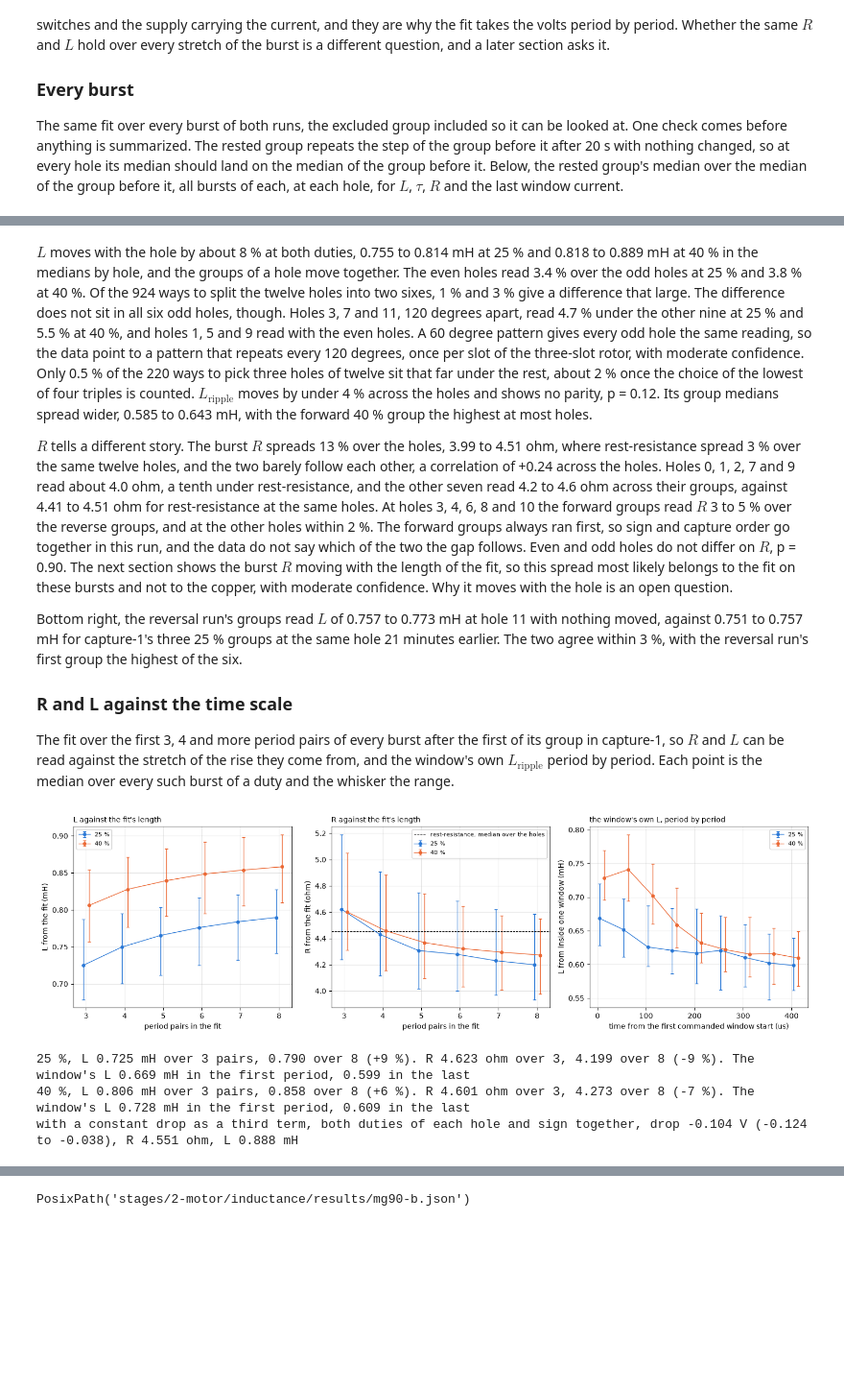
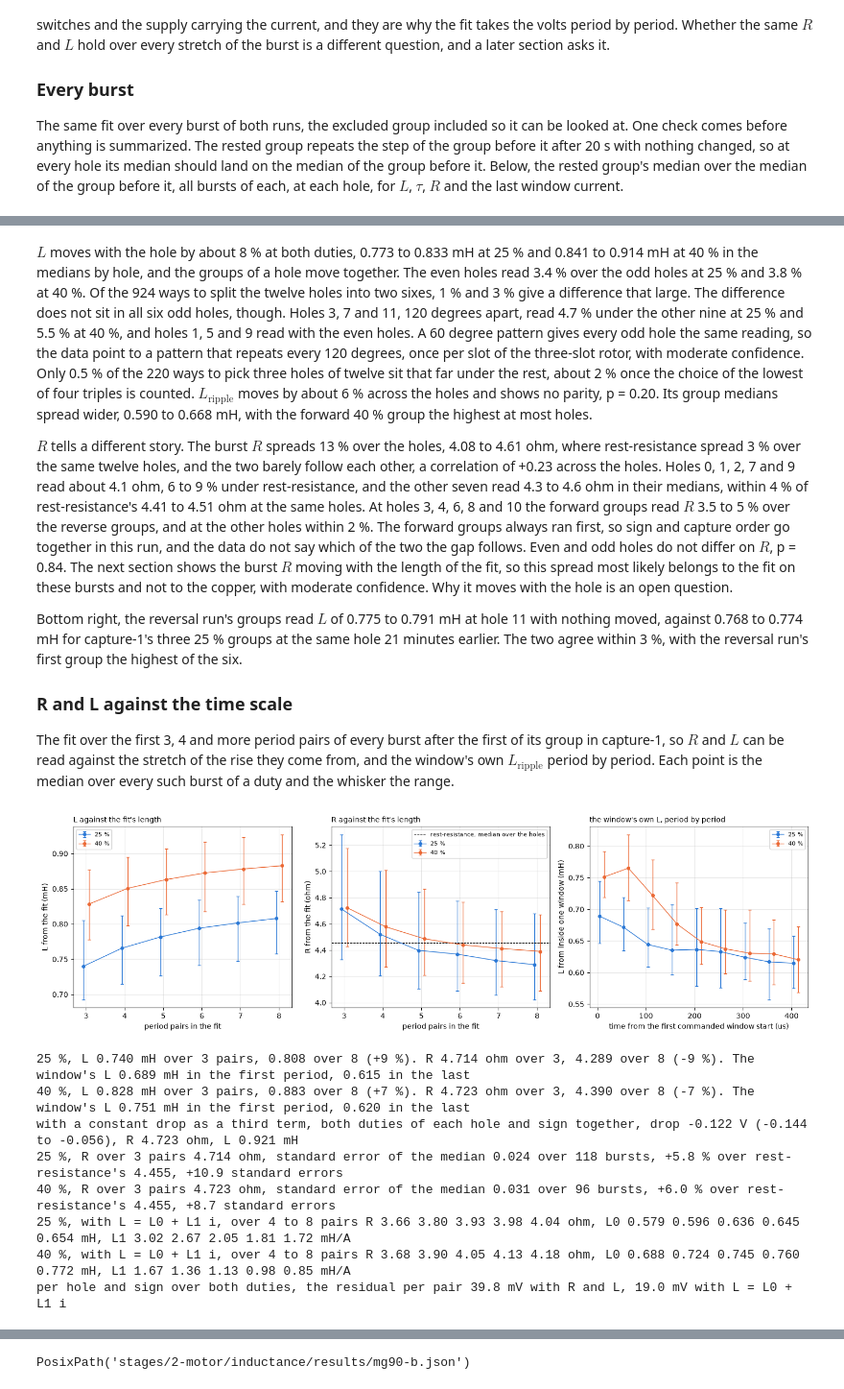
Before and after one commit to OpenServoCore/notebooks, a Jupyter notebook: stages/2-motor/inductance/inductance.ipynb, the cells around one changed output, grey strips where cells are left out. Shown at 96% size. Drawn from its saved outputs; the diff is of its cells as text; code cells hidden in the pictures; blank space fills up the shorter version.

```diff
--- a/stages/2-motor/inductance/inductance.ipynb
+++ b/stages/2-motor/inductance/inductance.ipynb
@@ -75,7 +75,6 @@ STEPS = (Path("../../../telemetry") / f"{MOTOR.key}__{BOARD.key}" / "inductance"
 FAST = (Path("../../../telemetry") / f"{MOTOR.key}__{BOARD.key}" / "inductance" / "fast-1").resolve()          # hole 11, fast decay, then two slow groups
 BRIDGE = (Path("../../../telemetry") / BOARD.key / "bridge-states" / "capture-1").resolve()   # stage 1's RL dummy, for its fast-decay fold
 RESISTOR = (Path("../../../telemetry") / BOARD.key / "sample-timing" / "capture-1").resolve()   # stage 1's bursts into the bare resistor load
-LAPS = (Path("../../../telemetry") / BOARD.key / "current-scale" / "capture-1" / "bare").resolve()   # stage 1's 100 % laps into the same load
 HOLES = sorted(int(p.name.split("-")[1]) for p in CAPTURE.glob("hole-*"))   # the bar's holes, a full turn in 30 degree steps
 EXCLUDED = ("capture-1", 9, "g5-rev-25-rested")                        # a pin screw of the bar was being unscrewed during this group
 # the change before each group's first burst, in capture order, as the figures label it
@@ -95,12 +94,15 @@ print(f"a sample every {US:.3f} us, {PERIOD / bu.STEP_TICKS:.1f} samples per {PE
 CS = results.read("1-board", "current-scale", pair=BOARD.key)         # counts per amp on the meter, and the in-drive offset
 TC = results.read("1-board", "terminal-chain", pair=BOARD.key)        # terminal counts per volt on the meter, and its offset
 ST = results.read("1-board", "sample-timing", pair=BOARD.key)         # the bridge's edge lags and the shunt's settle, per rail
-RR = results.read("2-motor", "rest-resistance", pair=MOTOR.key)       # the motor's resistance at 100 %, for the comparison
+RR = results.read("2-motor", "rest-resistance", pair=MOTOR.key)       # the motor's resistance at 100 %, for the comparison and the ripple
+R_HOLE = dict(zip(HOLES, RR["r_term_by_hole"]))                        # rest-resistance's R at each hole, ohm, the R the window's own L takes off
 KE = results.read("2-motor", "bemf-coast", pair=MOTOR.key)["ke_v_s_per_rad"]["value"]   # volts per rad/s of the rotor, for the leftover volts
 J_LO = RR["j_runup_kg_m2"]["lo"]                                       # the rotor's inertia, the smallest of rest-resistance's run-ups
 BSR = results.read("1-board", "bridge-states", pair=BOARD.key)        # the same method on fixed inductors
 COUNTS_PER_A, DRIVE_OFF = CS["counts_per_a"]["value"], CS["drive_offset_counts"]["value"]
 COUNTS_PER_V, TERM_OFF = TC["terminal_counts_per_v"]["value"], TC["terminal_offset_counts"]["value"]
+rail_v = lambda n: (np.asarray(n, float) - TC["rail_offset_counts"]["value"]) / TC["rail_counts_per_v"]["value"]   # the rail tap at rest, terminal-chain's line
+K, K_LO, K_HI = (ST["window_scale"][b] for b in ("value", "lo", "hi"))   # the window's scale, sample-timing's bursts over its own 100 % rungs
 # 5.0 V sits between the two rails sample-timing graded, so the lags are the mean of the two
 ON_LAG = np.mean([ST["on_edge_lag_7v4"]["value"], ST["on_edge_lag_3v7"]["value"]])            # the shunt's half crossing, amplifier included
 TAP_ON_LAG = np.mean([ST["tap_on_edge_lag_7v4"]["value"], ST["tap_on_edge_lag_3v7"]["value"]])   # the bridge's own edge, from the tap
@@ -109,7 +111,7 @@ SETTLE = np.mean([ST["shunt_settle_7v4"]["value"], ST["shunt_settle_3v7"]["value
 print(f"current, counts over the zero = {DRIVE_OFF:+.1f} + {COUNTS_PER_A:.1f} x amps. Terminals, tap difference = {TERM_OFF:+.1f} + {COUNTS_PER_V:.2f} x volts")
 print(f"bridge ON edge {TAP_ON_LAG:.0f} ticks after the commanded start, shunt crossing {ON_LAG:.0f}, OFF edge {OFF_LAG:.0f} after the commanded end, "
       f"shunt settled {SETTLE:.0f} ticks after the commanded start")
-print(f"Ke from bemf-coast {KE * 1e3:.4f} mV s/rad")
+print(f"Ke from bemf-coast {KE * 1e3:.4f} mV s/rad. The window's scale k from sample-timing {K:.4f} ({K_LO:.4f} to {K_HI:.4f})")
 # %% [output]
 mg90-b on dev-v006-2A-D from telemetry/mg90-b__dev-v006-2A-D/inductance/capture-1, telemetry/mg90-b__dev-v006-2A-D/inductance/reversal-1, telemetry/mg90-b__dev-v006-2A-D/inductance/steps-1, telemetry/ ...
 a sample every 1.083 us, 46.2 samples per 50 us period, 26 ADC clocks each
@@ -130,7 +132,7 @@ for name, root in (("capture-1", CAPTURE), ("reversal-1", REVERSAL)):
                 rows.append({"set": name, "hole": int(hdir.name.split("-")[1]), "group": gdir.name, "k": k,
                              "pct": int(round(abs(m["step_q15"]) * 100 / 32768)), "sign": 1 if m["step_q15"] > 0 else -1,
                              "samples": len(df), "step_index": m["step_index"], "frame_len": m["frame_len"],
-                             "rail_v": float(BOARD.rail_v(m["vbus_raw"])), "df": df})
+                             "rail_v": float(rail_v(m["vbus_raw"])), "df": df})
 B = pd.DataFrame(rows)
 B["first"] = B["k"] == 0                                               # the first burst of its group, the one a change comes before
 B["excluded"] = (B["set"] == EXCLUDED[0]) & (B["hole"] == EXCLUDED[1]) & (B["group"] == EXCLUDED[2])
@@ -544,7 +529,7 @@ for idx, e in B.iterrows():
     PER[idx] = P                                                           # kept, so the sections below reuse the periods
     f = fit(P)
     s_ = P["slope_a_per_s"].to_numpy()
-    l_rip = (P["v_on_v"].to_numpy() - f["r_ohm"] * K * P["i_a"].to_numpy()) / s_ / K * 1e3   # the window's own L per period, mH
+    l_rip = (P["v_on_v"].to_numpy() - R_HOLE[e["hole"]] * K * P["i_a"].to_numpy()) / s_ / K * 1e3   # the window's own L per period, mH
     rows.append({"idx": idx, **e[["set", "hole", "group", "k", "pct", "sign", "first", "excluded"]].to_dict(), **f, "i_last_a": P["i_a"].iloc[-1],
                  "v_mean_v": P["v_v"].mean(), "v_drop_pct": (P["v_v"].iloc[-1] / P["v_v"].iloc[0] - 1) * 100,
                  "l_ripple_mh": float(np.median(l_rip[-3:])), "l_ripple_first_mh": float(np.median(l_rip[:3])),
@@ -1003,9 +1013,9 @@ reversal-1 groups, L of the others, r0 0.773, r1 0.757, r2 0.766, r3 0.766, r4 0
 # %% [markdown]
-$L$ moves with the hole by about 8 % at both duties, 0.755 to 0.814 mH at 25 % and 0.818 to 0.889 mH at 40 % in the medians by hole, and the groups of a hole move together. The even holes read 3.4 % over the odd holes at 25 % and 3.8 % at 40 %. Of the 924 ways to split the twelve holes into two sixes, 1 % and 3 % give a difference that large. The difference does not sit in all six odd holes, though. Holes 3, 7 and 11, 120 degrees apart, read 4.7 % under the other nine at 25 % and 5.5 % at 40 %, and holes 1, 5 and 9 read with the even holes. A 60 degree pattern gives every odd hole the same reading, so the data point to a pattern that repeats every 120 degrees, once per slot of the three-slot rotor, with moderate confidence. Only 0.5 % of the 220 ways to pick three holes of twelve sit that far under the rest, about 2 % once the choice of the lowest of four triples is counted. $L_\mathrm{ripple}$ moves by under 4 % across the holes and shows no parity, p = 0.12. Its group medians spread wider, 0.585 to 0.643 mH, with the forward 40 % group the highest at most holes.
+$L$ moves with the hole by about 8 % at both duties, 0.773 to 0.833 mH at 25 % and 0.841 to 0.914 mH at 40 % in the medians by hole, and the groups of a hole move together. The even holes read 3.4 % over the odd holes at 25 % and 3.8 % at 40 %. Of the 924 ways to split the twelve holes into two sixes, 1 % and 3 % give a difference that large. The difference does not sit in all six odd holes, though. Holes 3, 7 and 11, 120 degrees apart, read 4.7 % under the other nine at 25 % and 5.5 % at 40 %, and holes 1, 5 and 9 read with the even holes. A 60 degree pattern gives every odd hole the same reading, so the data point to a pattern that repeats every 120 degrees, once per slot of the three-slot rotor, with moderate confidence. Only 0.5 % of the 220 ways to pick three holes of twelve sit that far under the rest, about 2 % once the choice of the lowest of four triples is counted. $L_\mathrm{ripple}$ moves by about 6 % across the holes and shows no parity, p = 0.20. Its group medians spread wider, 0.590 to 0.668 mH, with the forward 40 % group the highest at most holes.
 
-$R$ tells a different story. The burst $R$ spreads 13 % over the holes, 3.99 to 4.51 ohm, where rest-resistance spread 3 % over the same twelve holes, and the two barely follow each other, a correlation of +0.24 across the holes. Holes 0, 1, 2, 7 and 9 read about 4.0 ohm, a tenth under rest-resistance, and the other seven read 4.2 to 4.6 ohm across their groups, against 4.41 to 4.51 ohm for rest-resistance at the same holes. At holes 3, 4, 6, 8 and 10 the forward groups read $R$ 3 to 5 % over the reverse groups, and at the other holes within 2 %. The forward groups always ran first, so sign and capture order go together in this run, and the data do not say which of the two the gap follows. Even and odd holes do not differ on $R$, p = 0.90. The next section shows the burst $R$ moving with the length of the fit, so this spread most likely belongs to the fit on these bursts and not to the copper, with moderate confidence. Why it moves with the hole is an open question.
+$R$ tells a different story. The burst $R$ spreads 13 % over the holes, 4.08 to 4.61 ohm, where rest-resistance spread 3 % over the same twelve holes, and the two barely follow each other, a correlation of +0.23 across the holes. Holes 0, 1, 2, 7 and 9 read about 4.1 ohm, 6 to 9 % under rest-resistance, and the other seven read 4.3 to 4.6 ohm in their medians, within 4 % of rest-resistance's 4.41 to 4.51 ohm at the same holes. At holes 3, 4, 6, 8 and 10 the forward groups read $R$ 3.5 to 5 % over the reverse groups, and at the other holes within 2 %. The forward groups always ran first, so sign and capture order go together in this run, and the data do not say which of the two the gap follows. Even and odd holes do not differ on $R$, p = 0.84. The next section shows the burst $R$ moving with the length of the fit, so this spread most likely belongs to the fit on these bursts and not to the copper, with moderate confidence. Why it moves with the hole is an open question.
 
-Bottom right, the reversal run's groups read $L$ of 0.757 to 0.773 mH at hole 11 with nothing moved, against 0.751 to 0.757 mH for capture-1's three 25 % groups at the same hole 21 minutes earlier. The two agree within 3 %, with the reversal run's first group the highest of the six.
+Bottom right, the reversal run's groups read $L$ of 0.775 to 0.791 mH at hole 11 with nothing moved, against 0.768 to 0.774 mH for capture-1's three 25 % groups at the same hole 21 minutes earlier. The two agree within 3 %, with the reversal run's first group the highest of the six.
 
 ### R and L against the time scale
 
@@ -1016,7 +1026,7 @@ for _, f in C2.iterrows():
     P = PER[f["idx"]]
     for p in range(3, len(P)):
         rows.append({"pct": f["pct"], "pairs": p, **{c: fit(P, p)[c] for c in ("r_ohm", "l_mh")}})
-    r = f["r_ohm"] * K
+    r = R_HOLE[f["hole"]] * K
     for n, row in P.iterrows():
         rip.append({"pct": f["pct"], "t_us": row["t_us"], "n": row["n"],
                     "l_ripple_mh": (row["v_on_v"] - r * row["i_a"]) / row["slope_a_per_s"] / K * 1e3})
@@ -1035,37 +1045,80 @@ for pct in DUTIES:
 ax[1].axhline(RR["r_term_median_ohm"]["value"], color=INK, lw=0.8, ls="--", label="rest-resistance, median over the holes")
 ax[0].set_ylabel("L from the fit (mH)"); ax[0].set_xlabel("period pairs in the fit"); ax[0].set_title("L against the fit's length", loc="left", fontsize=10)
 ax[1].set_ylabel("R from the fit (ohm)"); ax[1].set_xlabel("period pairs in the fit"); ax[1].set_title("R against the fit's length", loc="left", fontsize=10)
 ax[2].set_ylabel("L from inside one window (mH)"); ax[2].set_xlabel("time from the first commanded window start (us)")
 ax[2].set_title("the window's own L, period by period", loc="left", fontsize=10)
 for a in ax:
     a.grid(alpha=0.3); a.legend(fontsize=8)
 plt.tight_layout(); plt.show()
 for pct in DUTIES:
     g = SCAN[SCAN["pct"] == pct].groupby("pairs")[["l_mh", "r_ohm"]].median()
     q = RIP[RIP["pct"] == pct].groupby("n")["l_ripple_mh"].median()
     print(f"{pct} %, L {g['l_mh'].iloc[0]:.3f} mH over {g.index[0]} pairs, {g['l_mh'].iloc[-1]:.3f} over {g.index[-1]} ({(g['l_mh'].iloc[-1] / g['l_mh'].iloc[0] - 1) * 100:+.0f} %). "
           f"R {g['r_ohm'].iloc[0]:.3f} ohm over {g.index[0]}, {g['r_ohm'].iloc[-1]:.3f} over {g.index[-1]} ({(g['r_ohm'].iloc[-1] / g['r_ohm'].iloc[0] - 1) * 100:+.0f} %). "
           f"The window's L {q.iloc[0]:.3f} mH in the first period, {q.iloc[-1]:.3f} in the last")
 
 # a constant brush drop as a third term; one burst's volts and currents move together and leave it undetermined, so both duties
 # of a hole and sign go into one fit, the first bursts and the excluded group left out
 rows = []
 for (h, sgn), grp in C2.groupby(["hole", "sign"]):
     X, Y = [], []
     for _, f in grp.iterrows():
         P = PER[f["idx"]]
         i, v = P["i_a"].to_numpy(), P["v_v"].to_numpy()
         X.append(np.c_[np.ones(len(i) - 1), (i[1:] + i[:-1]) / 2, np.diff(i) / T_S]); Y.append(v[:-1])   # V_n = V0 + R i_mean + L di / T
     (v0, r, l), *_ = np.linalg.lstsq(np.vstack(X), np.concatenate(Y), rcond=None)
     rows.append({"hole": h, "sign": sgn, "v0_v": v0, "r_ohm": r / K, "l_mh": l / K * 1e3})
 V0 = pd.DataFrame(rows)
 print(f"with a constant drop as a third term, both duties of each hole and sign together, drop {V0['v0_v'].median():+.3f} V "
       f"({V0['v0_v'].min():+.3f} to {V0['v0_v'].max():+.3f}), R {V0['r_ohm'].median():.3f} ohm, L {V0['l_mh'].median():.3f} mH")
+
+# the early fit's R against rest-resistance's median: the standard error of the median over the bursts, by resampling the bursts
+rng = np.random.default_rng(0)
+R_RR = RR["r_term_median_ohm"]["value"]
+for pct in DUTIES:
+    r3 = SCAN[(SCAN["pct"] == pct) & (SCAN["pairs"] == 3)]["r_ohm"].to_numpy()
+    se = np.std([np.median(rng.choice(r3, len(r3))) for _ in range(2000)])
+    print(f"{pct} %, R over 3 pairs {np.median(r3):.3f} ohm, standard error of the median {se:.3f} over {len(r3)} bursts, "
+          f"{(np.median(r3) / R_RR - 1) * 100:+.1f} % over rest-resistance's {R_RR:.3f}, {(np.median(r3) - R_RR) / se:+.1f} standard errors")
+
+# a current-dependent inductance as the other reading of the slide, L = L0 + L1 i at the pair's mean current, so the pair applies
+# R i + (L0 + L1 i) di / T: per burst over 4 and more pairs, and per hole and sign over both duties against the two-term fit's residual
+rows = []
+for _, f in C2.iterrows():
+    P = PER[f["idx"]]
+    i, v = P["i_a"].to_numpy(), P["v_v"].to_numpy()
+    for p in range(4, len(P)):
+        di, im = i[1:p + 1] - i[:p], (i[1:p + 1] + i[:p]) / 2
+        (r, l0, l1), *_ = np.linalg.lstsq(np.c_[im, di / T_S, im * di / T_S], v[:p], rcond=None)
+        rows.append({"pct": f["pct"], "pairs": p, "r_ohm": r / K, "l0_mh": l0 / K * 1e3, "l1_mh_per_a": l1 / K * 1e3})
+LI = pd.DataFrame(rows)
+res = []
+for (h, sgn), grp in C2.groupby(["hole", "sign"]):
+    X, Y = [], []
+    for _, f in grp.iterrows():
+        P = PER[f["idx"]]
+        i, v = P["i_a"].to_numpy(), P["v_v"].to_numpy()
+        im, di = (i[1:] + i[:-1]) / 2, np.diff(i) / T_S
+        X.append(np.c_[im, di, im * di]); Y.append(v[:-1])
+    X, Y = np.vstack(X), np.concatenate(Y)
+    rms = [np.sqrt(np.mean((Y - X[:, :n] @ np.linalg.lstsq(X[:, :n], Y, rcond=None)[0]) ** 2)) * 1e3 for n in (2, 3)]
+    res.append(rms)
+res = np.array(res)
+for pct in DUTIES:
+    g = LI[LI["pct"] == pct].groupby("pairs")[["r_ohm", "l0_mh", "l1_mh_per_a"]].median()
+    print(f"{pct} %, with L = L0 + L1 i, over 4 to 8 pairs R " + " ".join(f"{x:.2f}" for x in g["r_ohm"]) + " ohm, L0 "
+          + " ".join(f"{x:.3f}" for x in g["l0_mh"]) + " mH, L1 " + " ".join(f"{x:.2f}" for x in g["l1_mh_per_a"]) + " mH/A")
+print(f"per hole and sign over both duties, the residual per pair {np.median(res[:, 0]):.1f} mV with R and L, {np.median(res[:, 1]):.1f} mV with L = L0 + L1 i")
 # %% [output]
-[figure, old version]
+[figure, new version]
-25 %, L 0.725 mH over 3 pairs, 0.790 over 8 (+9 %). R 4.623 ohm over 3, 4.199 over 8 (-9 %). The window's L 0.669 mH in the first period, 0.599 in the last
-40 %, L 0.806 mH over 3 pairs, 0.858 over 8 (+6 %). R 4.601 ohm over 3, 4.273 over 8 (-7 %). The window's L 0.728 mH in the first period, 0.609 in the last
-with a constant drop as a third term, both duties of each hole and sign together, drop -0.104 V (-0.124 to -0.038), R 4.551 ohm, L 0.888 mH
+25 %, L 0.740 mH over 3 pairs, 0.808 over 8 (+9 %). R 4.714 ohm over 3, 4.289 over 8 (-9 %). The window's L 0.689 mH in the first period, 0.615 in the last
+40 %, L 0.828 mH over 3 pairs, 0.883 over 8 (+7 %). R 4.723 ohm over 3, 4.390 over 8 (-7 %). The window's L 0.751 mH in the first period, 0.620 in the last
+with a constant drop as a third term, both duties of each hole and sign together, drop -0.122 V (-0.144 to -0.056), R 4.723 ohm, L 0.921 mH
+25 %, R over 3 pairs 4.714 ohm, standard error of the median 0.024 over 118 bursts, +5.8 % over rest-resistance's 4.455, +10.9 standard errors
+40 %, R over 3 pairs 4.723 ohm, standard error of the median 0.031 over 96 bursts, +6.0 % over rest-resistance's 4.455, +8.7 standard errors
+25 %, with L = L0 + L1 i, over 4 to 8 pairs R 3.66 3.80 3.93 3.98 4.04 ohm, L0 0.579 0.596 0.636 0.645 0.654 mH, L1 3.02 2.67 2.05 1.81 1.72 mH/A
+40 %, with L = L0 + L1 i, over 4 to 8 pairs R 3.68 3.90 4.05 4.13 4.18 ohm, L0 0.688 0.724 0.745 0.760 0.772 mH, L1 1.67 1.36 1.13 0.98 0.85 mH/A
+per hole and sign over both duties, the residual per pair 39.8 mV with R and L, 19.0 mV with L = L0 + L1 i
 # %% [markdown]
 A one-pole winding would draw three flat lines, the left two at the same $L$. None of them is flat. The earlier duty ramp showed the same shape, a time constant that grew with the length of the fit, and the burst now shows it inside the first half millisecond.
 
```
Also changed, not shown: parts of 28 cells of this notebook, 2 other files.
